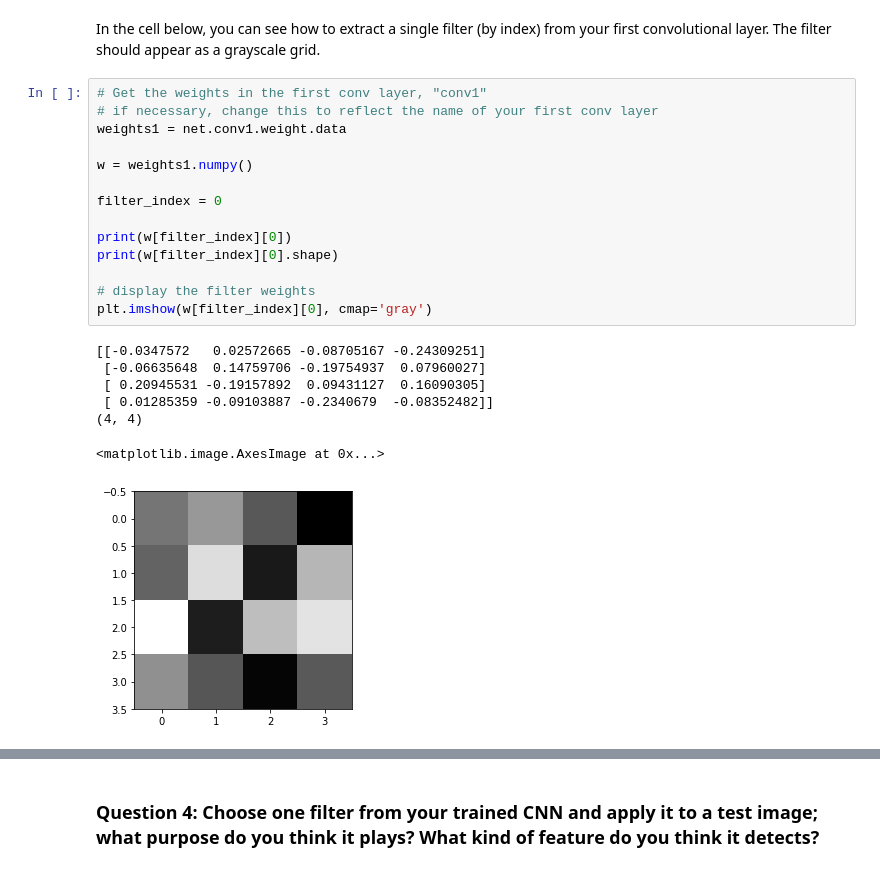
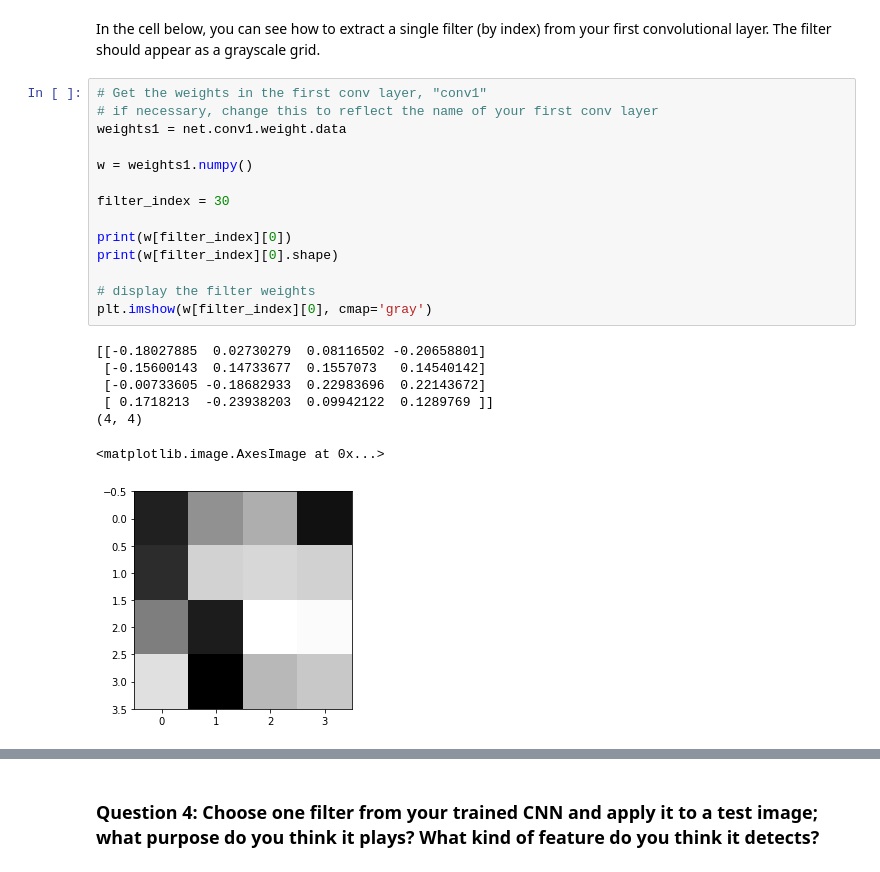
Before and after one commit to haripriyad252/Facial-Keypoint-Detection, a Jupyter notebook: Define the Network Architecture.ipynb, the cells around one changed output, grey strips where cells are left out. Drawn from its saved outputs; the diff is of its cells as text.

```diff
--- a/Define the Network Architecture.ipynb
+++ b/Define the Network Architecture.ipynb
@@ -527,25 +753,25 @@ In the cell below, you can see how to extract a single filter (by index) from yo
 # %%
 # Get the weights in the first conv layer, "conv1"
 # if necessary, change this to reflect the name of your first conv layer
 weights1 = net.conv1.weight.data
 
 w = weights1.numpy()
 
-filter_index = 0
+filter_index = 30
 
 print(w[filter_index][0])
 print(w[filter_index][0].shape)
 
 # display the filter weights
 plt.imshow(w[filter_index][0], cmap='gray')
 # %% [output]
-[[-0.0347572   0.02572665 -0.08705167 -0.24309251]
- [-0.06635648  0.14759706 -0.19754937  0.07960027]
- [ 0.20945531 -0.19157892  0.09431127  0.16090305]
- [ 0.01285359 -0.09103887 -0.2340679  -0.08352482]]
+[[-0.18027885  0.02730279  0.08116502 -0.20658801]
+ [-0.15600143  0.14733677  0.1557073   0.14540142]
+ [-0.00733605 -0.18682933  0.22983696  0.22143672]
+ [ 0.1718213  -0.23938203  0.09942122  0.1289769 ]]
 (4, 4)
 <matplotlib.image.AxesImage at 0x...>
-[figure, old version]
+[figure, new version]
 # %% [markdown]
 ## Feature maps
 
```
Also changed, not shown: parts of 19 cells of this notebook.
